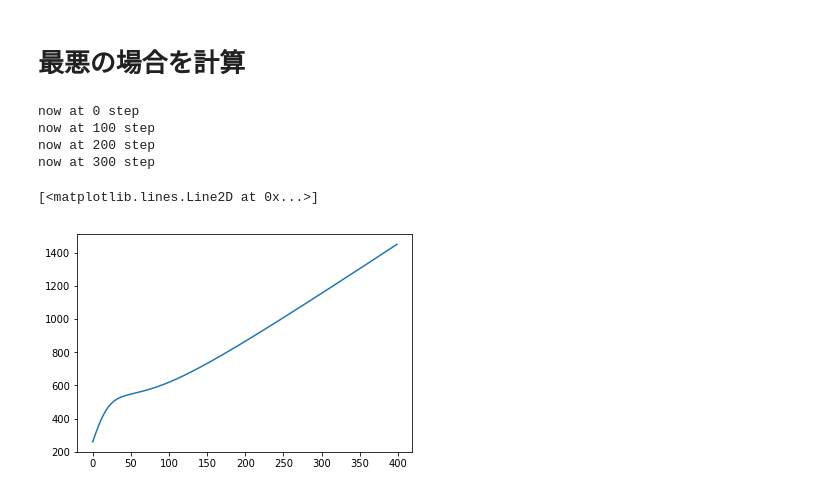
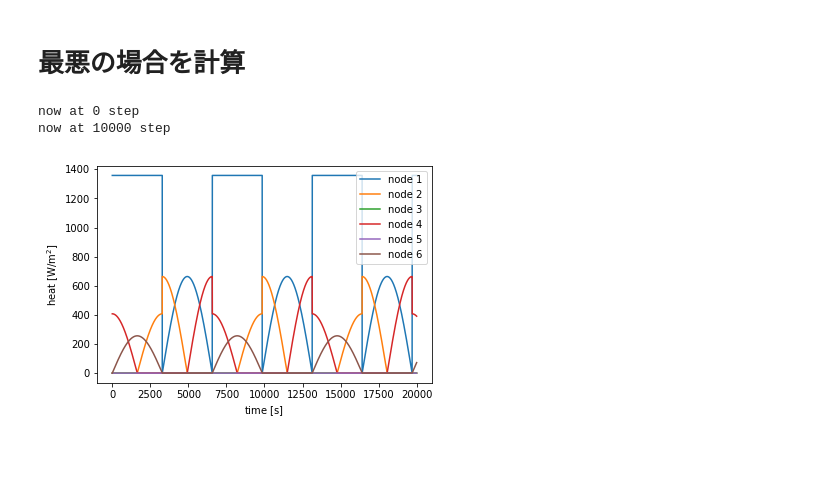
Before and after one commit to kminoda/seed_bank_in_space, a Jupyter notebook: src/thermal_simu.ipynb, the cells around one changed output. Drawn from its saved outputs; the diff is of its cells as text; code cells hidden in the pictures; blank space fills up the shorter version.

```diff
--- a/src/thermal_simu.ipynb
+++ b/src/thermal_simu.ipynb
@@ -317,7 +162,46 @@ T_rev = 2*math.pi*math.sqrt((r*10**3)**3/G/M_e)
+# %%
+### 基本定数 ###
+G = 6.67e-11
+r_e = 6378 #地球の半径[km]
+M_e = 5.9724e24
+
+### ミッション定数 ###
+a = 2.
+b = 2.
+c = 2.
+A = [b*c,c*a,a*b,c*a,a*b,b*c,1e7]
+alpha = [0.25,0.25,0.25,0.25,0.25,0.25,0.]
+eps = [0.7,0.9,0.9,0.9,0.9,0.9,1.]
+
+n_nodes = 7
+m_i = [200 for i in range(n_nodes)]
+c_i = [0.8 for i in range(n_nodes)]
+c_i[6] = 1e7
+C_ij = [
+       [0.,2,2,2,2,0.,0.],
+       [0.,0.,0.,0.,0.,0.,0.],
+       [0.,0.,0.,0.,0.,0.,0.],
+       [0.,0.,0.,0.,0.,0.,0.],
+       [0.,0.,0.,0.,0.,0.,0.],
+       [0.,0.,0.,0.,0.,0.,0.],
+       [0.,0.,0.,0.,0.,0.,0.]
+       ]
+F_12 = get_F_12(1,1)
+F_16 = get_F_16(1,1)
+R_ij = [[0.,F_12*eps[0]*eps[1]*A[0]/2,F_12*eps[0]*eps[2]*A[0]/2,F_12*eps[0]*eps[3]*A[0]/2,F_12*eps[0]*eps[4]*A[0]/2,F_16*eps[0]*eps[5]*A[0]/2,0.5**eps[0]*eps[6]*A[0]],
+     [F_12*eps[1]*eps[0]*A[1]/2,0.,F_12*eps[1]*eps[2]*A[1]/2,F_16*eps[1]*eps[3]*A[1]/2,F_12*eps[1]*eps[4]*A[1]/2,F_12*eps[1]*eps[5]*A[1]/2,0.5*eps[1]*eps[6]*A[1]],
+     [F_12*eps[2]*eps[0]*A[2]/2,F_12*eps[2]*eps[1]*A[2]/2,0.,F_12*eps[2]*eps[3]*A[2]/2,F_16*eps[2]*eps[4]*A[2]/2,F_12*eps[2]*eps[5]*A[2]/2,0.5*eps[2]*eps[6]*A[2]],
+     [F_12*eps[3]*eps[0]*A[3]/2,F_16*eps[3]*eps[1]*A[3]/2,F_12*eps[3]*eps[2]*A[3]/2,0.,F_12*eps[3]*eps[4]*A[3]/2,F_12*eps[3]*eps[5]*A[3]/2,0.5*eps[3]*eps[6]*A[3]],
+     [F_12*eps[4]*eps[0]*A[4]/2,F_12*eps[4]*eps[1]*A[4]/2,F_16*eps[4]*eps[2]*A[4]/2,F_12*eps[4]*eps[3]*A[4]/2,0.,F_12*eps[4]*eps[5]*A[4]/2,0.5*eps[4]*eps[6]*A[4]],
+     [F_16*eps[5]*eps[0]*A[5]/2,F_12*eps[5]*eps[1]*A[5]/2,F_12*eps[5]*eps[2]*A[5]/2,F_12*eps[5]*eps[3]*A[5]/2,F_12*eps[5]*eps[4]*A[5]/2,0.,0.5*eps[5]*eps[6]*A[5]],
+     [0.,0.,0.,0.,0.,0.,0.]]
+
+r = 1200 + r_e
+T_rev = 2*math.pi*math.sqrt((r*10**3)**3/G/M_e)
 # %%
 ### 計算用の定数決定 ###
-dt = 0.5
-n_steps = 400
+dt = 1
+n_steps = 20000
 # %%
 eq = Thermal_eq(n_nodes=n_nodes,n_steps=n_steps,dt=dt)
 eq.set_params(param_m=m_i,param_C=C_ij,param_c=c_i,param_R=R_ij)
@@ -328,16 +212,12 @@ eq.set_Q_in(4,get_Q4(n_steps,dt,A,alpha,eps))
 eq.set_Q_in(5,get_Q5(n_steps,dt,A,alpha,eps))
 eq.set_Q_in(6,get_Q6(n_steps,dt,A,alpha,eps))
 # %%
-T_init = [260.,250.,250.,250.,250.,250.]
+T_init = [250.,250.,250.,250.,250.,250.,3.]
 eq.solve_eq(T_init)
 # %% [output]
 now at 0 step
-now at 100 step
-now at 200 step
-now at 300 step
+now at 10000 step
-# %%
-T = np.array(eq.T_all)
-plt.plot(T[:,0])
-# %% [output]
-[<matplotlib.lines.Line2D at 0x...>]
-[figure, removed]
+# %%
+eq.plot_Q()
+# %% [output]
+[figure, added]
```
Also changed, not shown: parts of 13 cells of this notebook.
